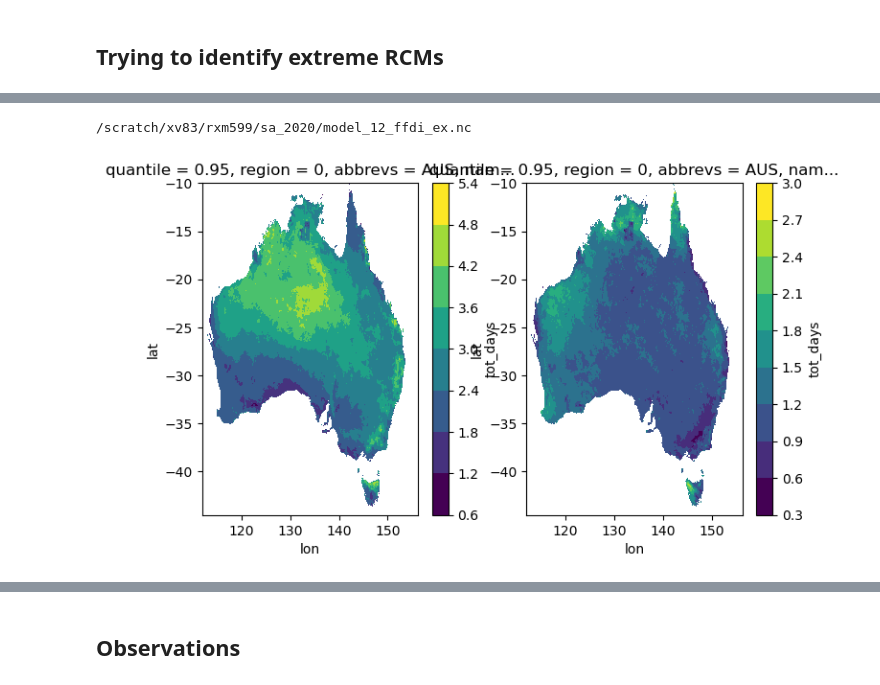
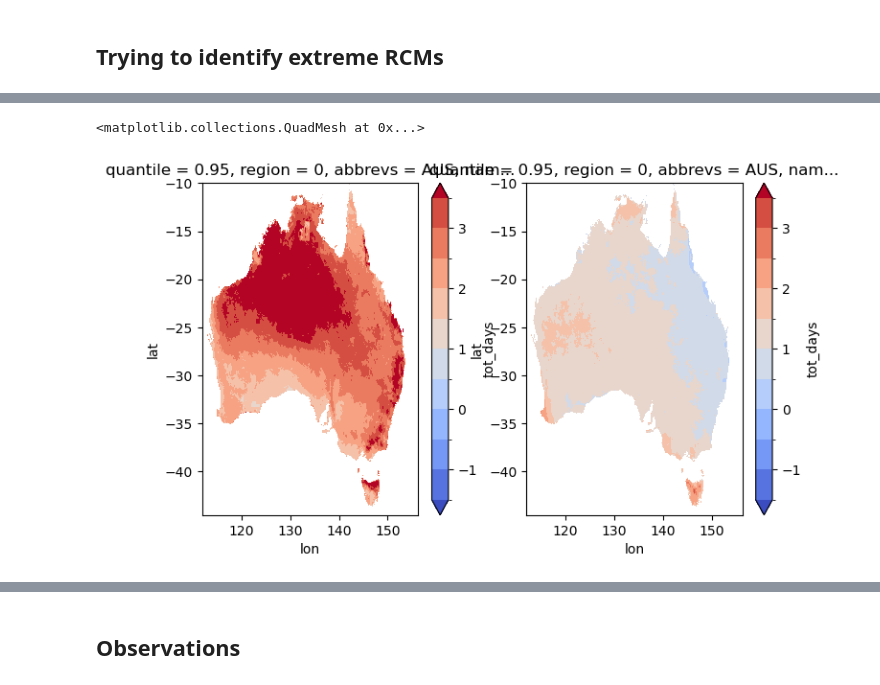
Before and after one commit to AusClimateService/hazard_fire, a Jupyter notebook: paper2/plot_ffdi-change.ipynb, the cells around one changed output, grey strips where cells are left out. Saved outputs shown, nothing was run; the diff lists cells and outputs as text; code cells hidden in the pictures.

```diff
--- a/paper2/plot_ffdi-change.ipynb
+++ b/paper2/plot_ffdi-change.ipynb
@@ -554,11 +591,12 @@ Ranking of models (closest → farthest from mean):
 # %%
 # two extremes
 
+cb1='coolwarm'
 #(FD.sel(model=20)-FD.sel(model=3)).plot()
+lev = np.linspace(-1.5, 3.5, 11)
 plt.figure(figsize=(8,4.5))
-plt.subplot(1,2,1); (FD.sel(model=20)/365).plot(levels=10)
-plt.subplot(1,2,2); (FD.sel(model=3)/365).plot(levels=10)
-print(mfiles1[3])
+plt.subplot(1,2,1); (FD.sel(model=8)/365).plot(levels=lev,cmap=cb1,extend='both')
+plt.subplot(1,2,2); (FD.sel(model=38)/365).plot(levels=lev,cmap=cb1,extend='both')
 # %% [output]
-/scratch/xv83/rxm599/sa_2020/model_12_ffdi_ex.nc
+<matplotlib.collections.QuadMesh at 0x...>
-[figure, old version]
+[figure, new version]
```
Also changed, not shown: parts of 27 cells of this notebook, 10 other files.
